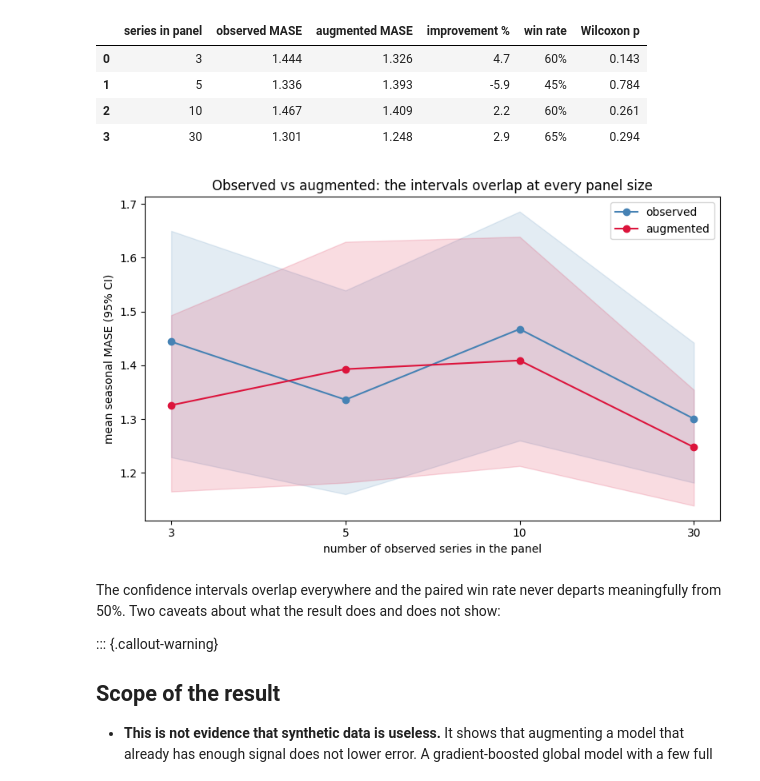
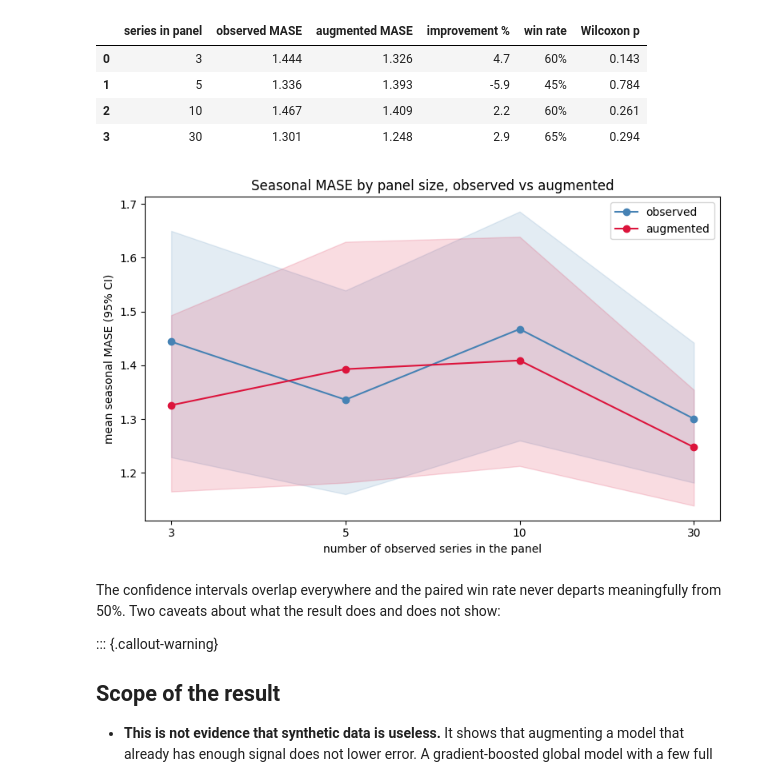
Before and after one commit to Nixtla/synforecast, a Jupyter notebook: nbs/docs/capabilities/when_synthetic_helps.ipynb, the cells around one changed output. Drawn from its saved outputs; the diff is of its cells as text; code cells hidden in the pictures.

Commit message:
plot_titles_outliers_type_prefixes

```diff
--- a/nbs/docs/capabilities/when_synthetic_helps.ipynb
+++ b/nbs/docs/capabilities/when_synthetic_helps.ipynb
@@ -57,23 +57,23 @@ M4 Monthly (official 18-month holdout) | HistGradientBoostingRegressor via MLFor
 # %%
 fig, ax = plt.subplots(figsize=(8, 5))
 sizes = [e["n_series"] for e in summary["by_size"]]
 xs = range(len(sizes))
 for cond, color in [("observed", "steelblue"), ("augmented", "crimson")]:
     means = [e[f"{cond}_mase"] for e in summary["by_size"]]
     los = [e[f"{cond}_ci"][0] for e in summary["by_size"]]
     his = [e[f"{cond}_ci"][1] for e in summary["by_size"]]
     ax.plot(list(xs), means, marker="o", color=color, label=cond)
     ax.fill_between(list(xs), los, his, color=color, alpha=0.15)
 ax.set_xticks(list(xs))
 ax.set_xticklabels([str(n) for n in sizes])
 ax.set(xlabel="number of observed series in the panel",
        ylabel="mean seasonal MASE (95% CI)",
-       title="Observed vs augmented: the intervals overlap at every panel size")
+       title="Seasonal MASE by panel size, observed vs augmented")
 ax.legend()
 plt.tight_layout()
 plt.show()
 # %% [output]
-[figure, old version]
+[figure, new version]
 # %% [markdown]
 The confidence intervals overlap everywhere and the paired win rate never departs meaningfully from 50%. Two caveats about what the result does and does not show:
 
```
Also changed, not shown: parts of 2 cells of this notebook, 34 other files.
